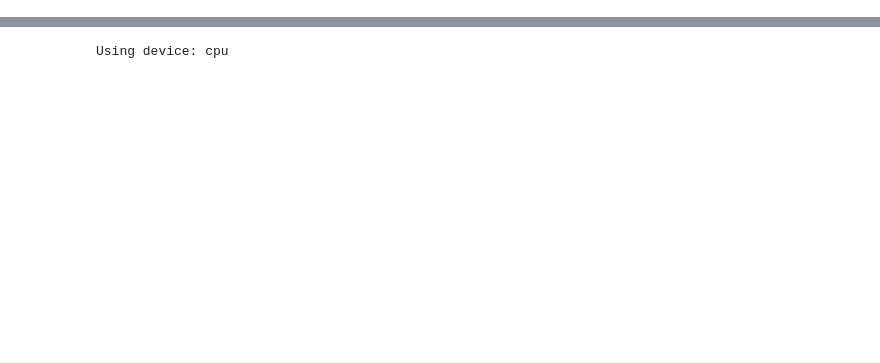
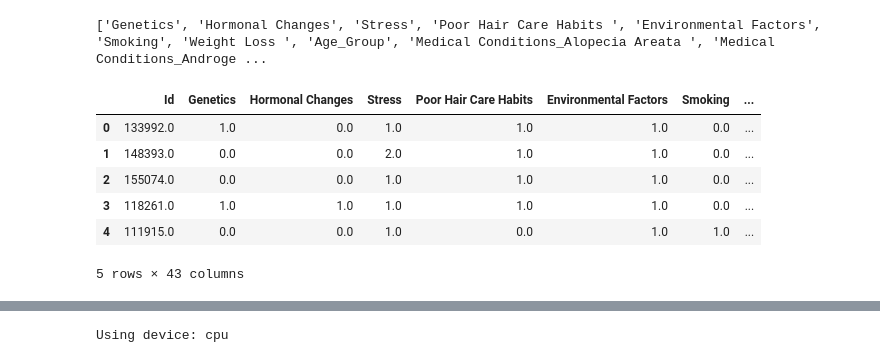
Before and after one commit to timnd08/hair-health-model, a Jupyter notebook: main_nn.ipynb, the cells around one changed output, grey strips where cells are left out. Saved outputs shown, nothing was run; the diff lists cells and outputs as text; code cells hidden in the pictures; blank space fills up the shorter version.

```diff
--- a/main_nn.ipynb
+++ b/main_nn.ipynb
@@ -127,9 +177,18 @@
 # %%
-# # Define features and target
-# features = [item for item in list(df.columns) if item not in ['Id','Hair Loss','Age']]
-# #features =  ['Genetics', 'Hormonal Changes', 'Weight Loss ', 'Stress']
+# Define features and target
+features = [item for item in list(df.columns) if item not in ['Id','Hair Loss','Age']]
+#features =  ['Genetics', 'Hormonal Changes', 'Weight Loss ', 'Stress']
 
-# #Check dataset before splitting
-# print(features)
-# df.head()
+#Check dataset before splitting
+print(features)
+df.head()
+# %% [output]
+['Genetics', 'Hormonal Changes', 'Stress', 'Poor Hair Care Habits ', 'Environmental Factors', 'Smoking', 'Weight Loss ', 'Age_Group', 'Medical Conditions_Alopecia Areata ', 'Medical Conditions_Androge ...
+|  | Id | Genetics | Hormonal Changes | Stress | Poor Hair Care Habits | Environmental Factors | Smoking | ... |
+| 0 | 133992.0 | 1.0 | 0.0 | 1.0 | 1.0 | 1.0 | 0.0 | ... |
+| 1 | 148393.0 | 0.0 | 0.0 | 2.0 | 1.0 | 1.0 | 0.0 | ... |
+| 2 | 155074.0 | 0.0 | 0.0 | 1.0 | 1.0 | 1.0 | 0.0 | ... |
+| 3 | 118261.0 | 1.0 | 1.0 | 1.0 | 1.0 | 1.0 | 0.0 | ... |
+| 4 | 111915.0 | 0.0 | 0.0 | 1.0 | 0.0 | 1.0 | 1.0 | ... |
+5 rows × 43 columns
 # %%
```
Also changed, not shown: parts of 16 cells of this notebook.
